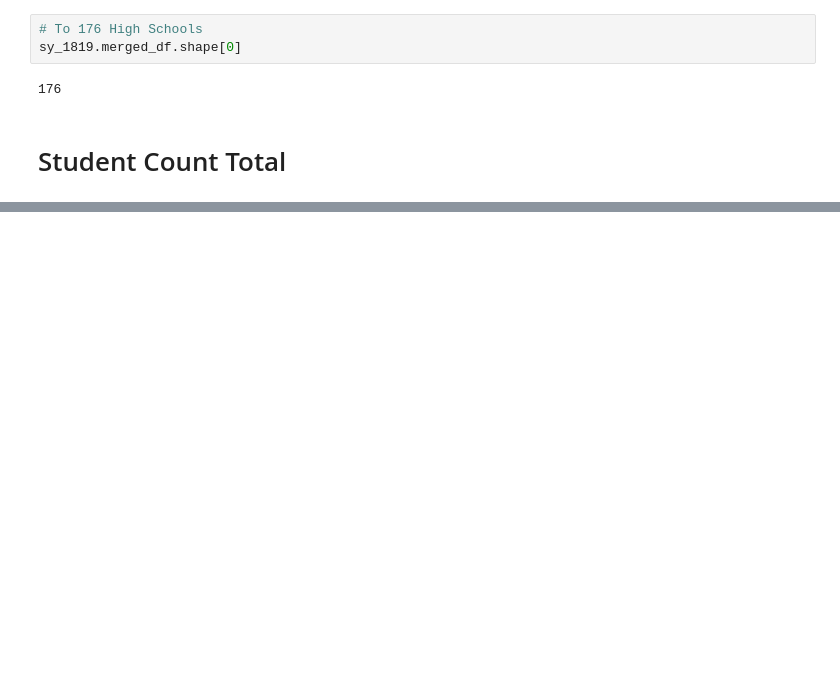
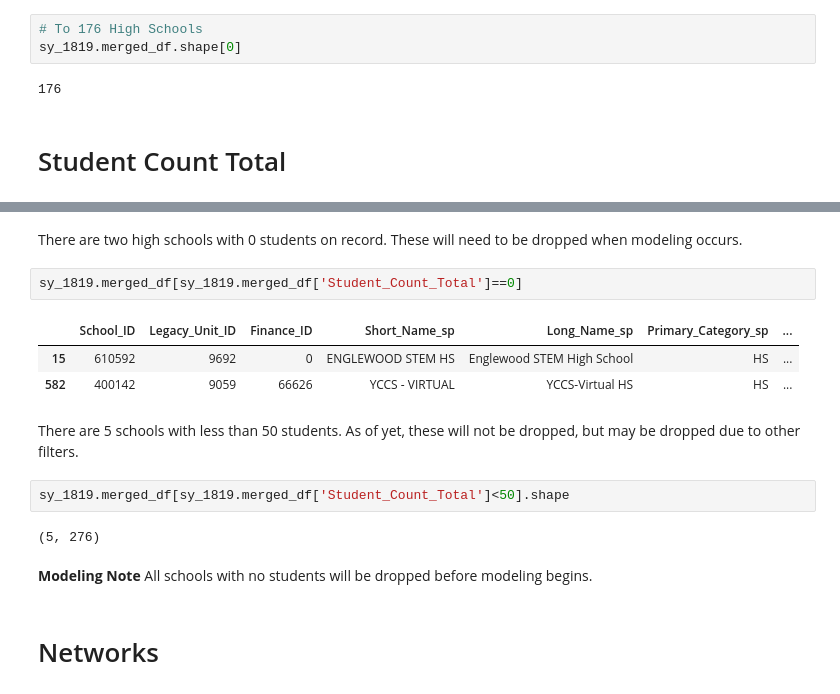
Before and after one commit to j-max/CPS_GradRate_Analysis, a Jupyter notebook: notebooks/eda/eda.ipynb, the cells around one changed output, grey strips where cells are left out. Cells and saved outputs as stored; diff of their text form; blank space fills up the shorter version.

```diff
--- a/notebooks/eda/eda.ipynb
+++ b/notebooks/eda/eda.ipynb
@@ -53,0 +150,18 @@ sy_1819.merged_df['Student_Count_Total'].shape
+# %% [markdown]
+There are two high schools with 0 students on record. These will need to be dropped when modeling occurs.
+# %%
+sy_1819.merged_df[sy_1819.merged_df['Student_Count_Total']==0]
+# %% [output]
+|  | School_ID | Legacy_Unit_ID | Finance_ID | Short_Name_sp | Long_Name_sp | Primary_Category_sp | ... |
+| 15 | 610592 | 9692 | 0 | ENGLEWOOD STEM HS | Englewood STEM High School | HS | ... |
+| 582 | 400142 | 9059 | 66626 | YCCS - VIRTUAL | YCCS-Virtual HS | HS | ... |
+# %% [markdown]
+There are 5 schools with less than 50 students.  As of yet, these will not be dropped, but may be dropped due to other filters.
+# %%
+sy_1819.merged_df[sy_1819.merged_df['Student_Count_Total']<50].shape
+# %% [output]
+(5, 276)
+# %% [markdown]
+**Modeling Note** All schools with no students will be dropped before modeling begins.
+# %% [markdown]
+# Networks
```
Also changed, not shown: parts of 26 cells of this notebook.
